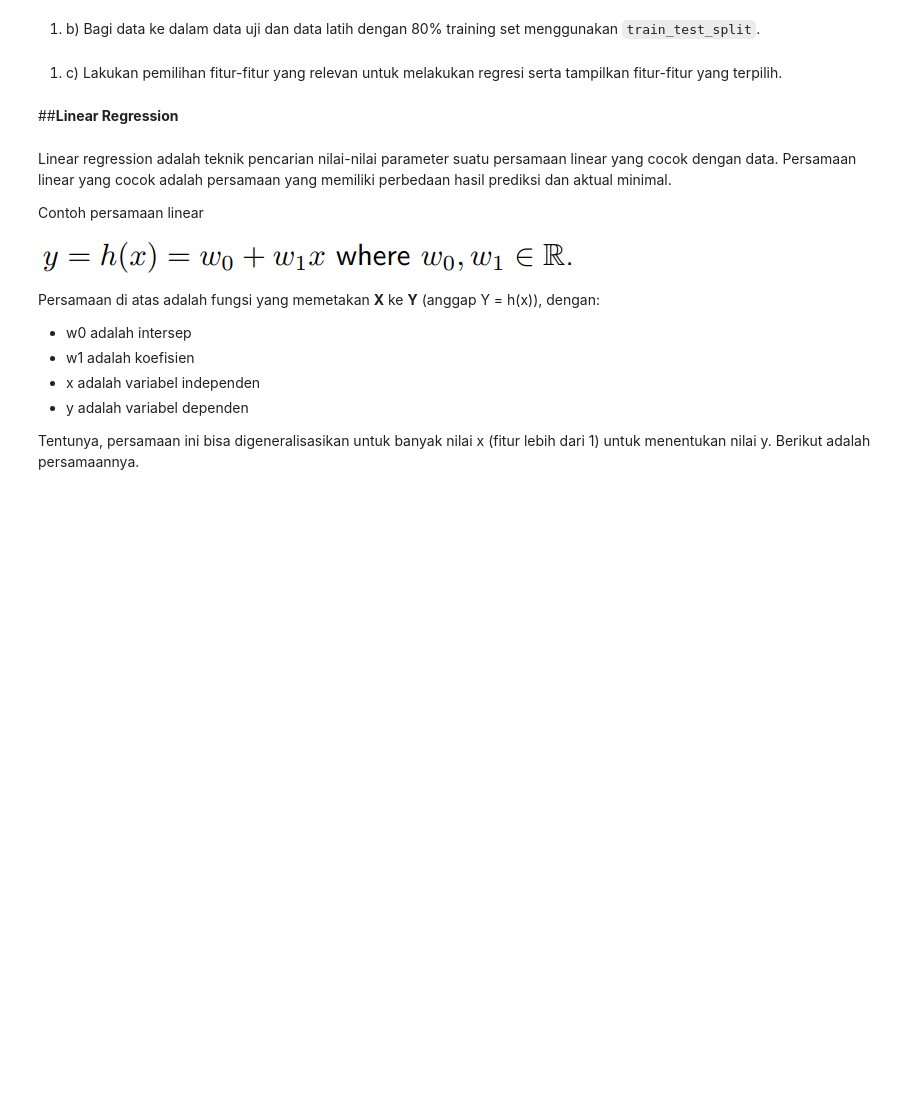
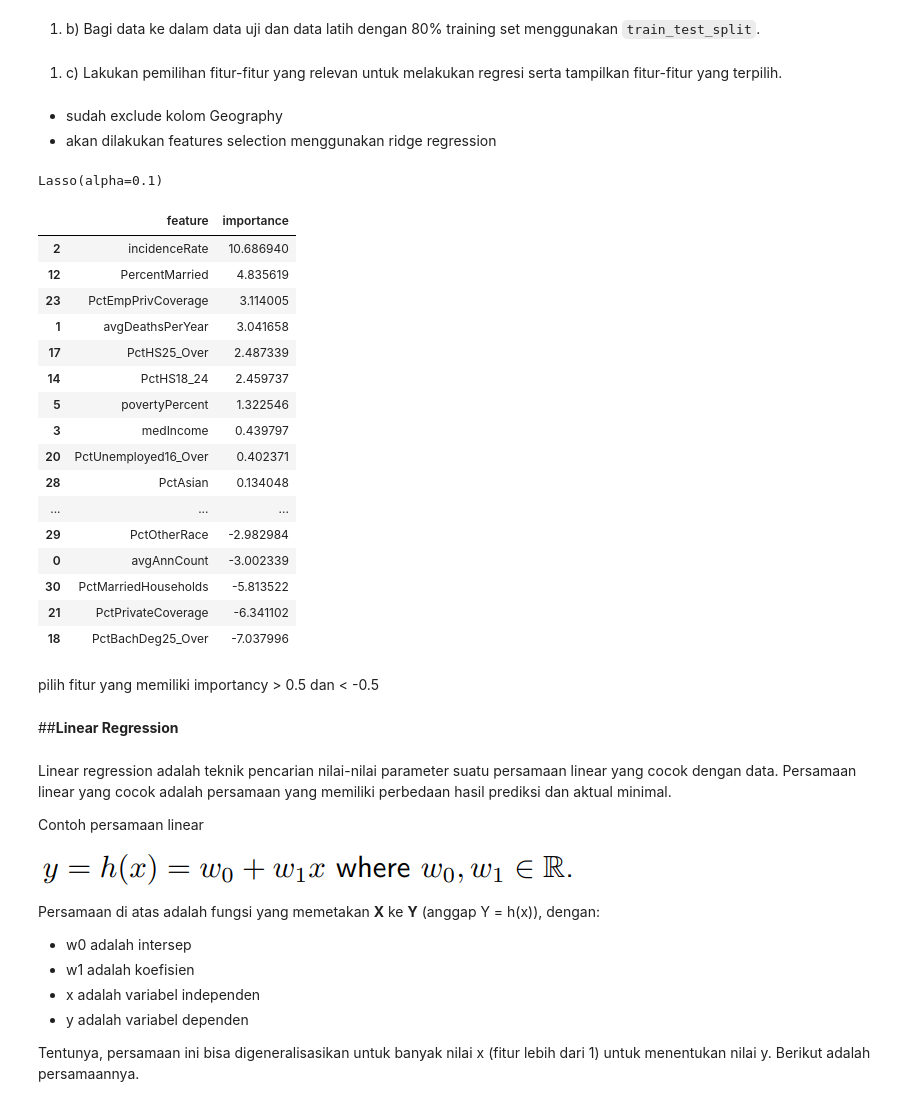
Before and after one commit to iqbalpa/KASDD, a Jupyter notebook: Lab 7/B_Lab7_2106752281_IqbalPahleviAmin.ipynb, the cells around one changed output. Cells and saved outputs as stored; diff of their text form; code cells hidden in the pictures; blank space fills up the shorter version.

```diff
--- a/Lab 7/B_Lab7_2106752281_IqbalPahleviAmin.ipynb
+++ b/Lab 7/B_Lab7_2106752281_IqbalPahleviAmin.ipynb
@@ -265,3 +346,6 @@ plt.show()
+# %%
+for col in df.columns:
+    df[col] = df[col].fillna(df[col].mean())
 # %% [markdown]
 Penentuan fitur serta label yang akan digunakan.
 # %%
@@ -270,4 +356,46 @@ y = df['TARGET_deathRate']
+# %%
+from sklearn.preprocessing import StandardScaler
+
+scaler = StandardScaler()
+for col in X.columns:
+    X[col] = scaler.fit_transform(X[[col]])
 # %% [markdown]
 1. b) Bagi data ke dalam data uji dan data latih dengan 80% training set menggunakan `train_test_split`.
+# %%
+X_train, X_test, y_train, y_test = train_test_split(X, y, test_size=0.2, random_state=42)
 # %% [markdown]
 1. c) Lakukan pemilihan fitur-fitur yang relevan untuk melakukan regresi serta tampilkan fitur-fitur yang terpilih.
+# %% [markdown]
+- sudah exclude kolom Geography
+- akan dilakukan features selection menggunakan ridge regression
+# %%
+from sklearn.linear_model import Lasso
+
+lasso = Lasso(alpha=0.1)
+lasso.fit(X_train, y_train)
+# %% [output]
+Lasso(alpha=0.1)
+# %%
+features_importance = pd.DataFrame({'feature': X_train.columns, 'importance': lasso.coef_})
+features_importance = features_importance.sort_values(by='importance', ascending=False)
+features_importance
+# %% [output]
+|  | feature | importance |
+| 2 | incidenceRate | 10.686940 |
+| 12 | PercentMarried | 4.835619 |
+| 23 | PctEmpPrivCoverage | 3.114005 |
+| 1 | avgDeathsPerYear | 3.041658 |
+| 17 | PctHS25_Over | 2.487339 |
+| 14 | PctHS18_24 | 2.459737 |
+| 5 | povertyPercent | 1.322546 |
+| 3 | medIncome | 0.439797 |
+| 20 | PctUnemployed16_Over | 0.402371 |
+| 28 | PctAsian | 0.134048 |
+| ... | ... | ... |
+| 29 | PctOtherRace | -2.982984 |
+| 0 | avgAnnCount | -3.002339 |
+| 30 | PctMarriedHouseholds | -5.813522 |
+| 21 | PctPrivateCoverage | -6.341102 |
+| 18 | PctBachDeg25_Over | -7.037996 |
+# %% [markdown]
+pilih fitur yang memiliki importancy > 0.5 dan < -0.5
```
Also changed, not shown: parts of 49 cells of this notebook, 2 other files.
